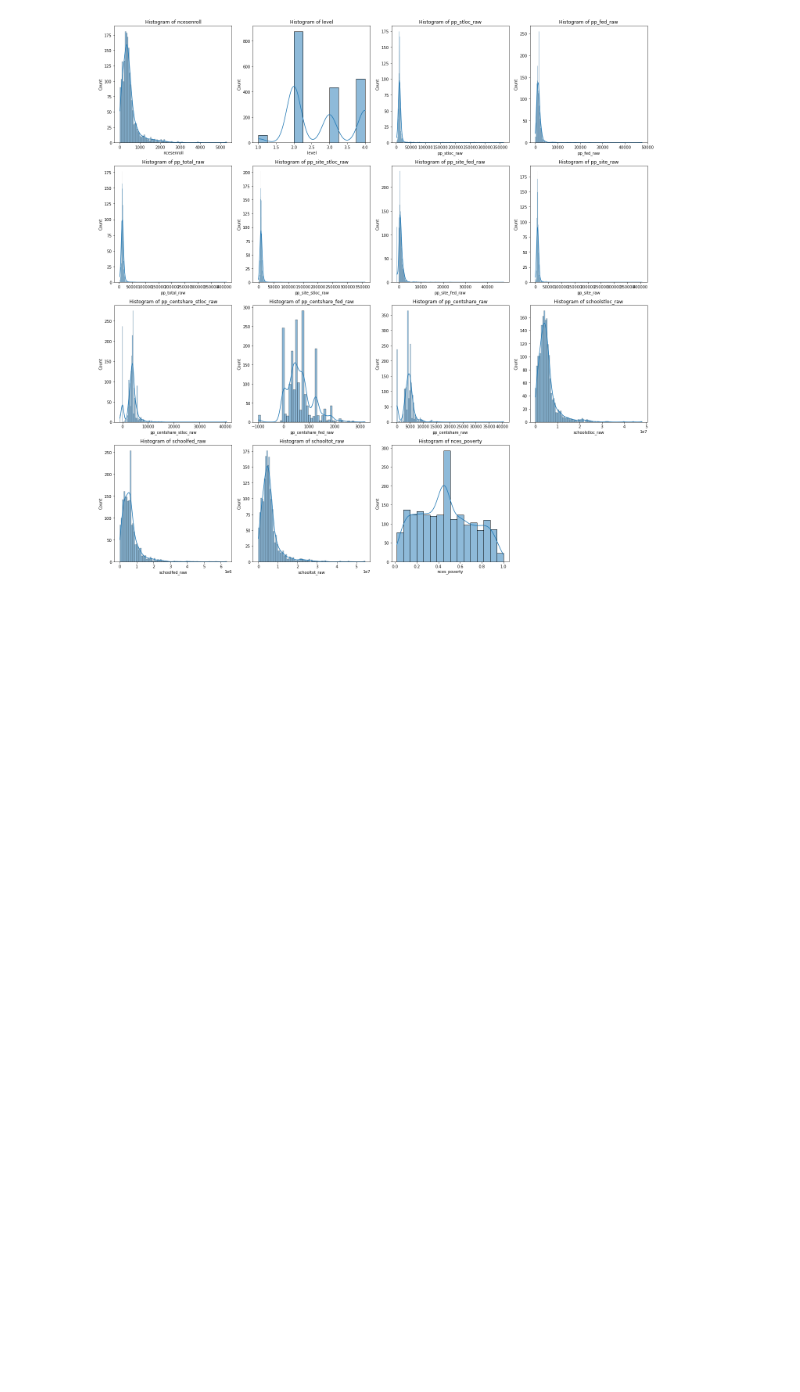
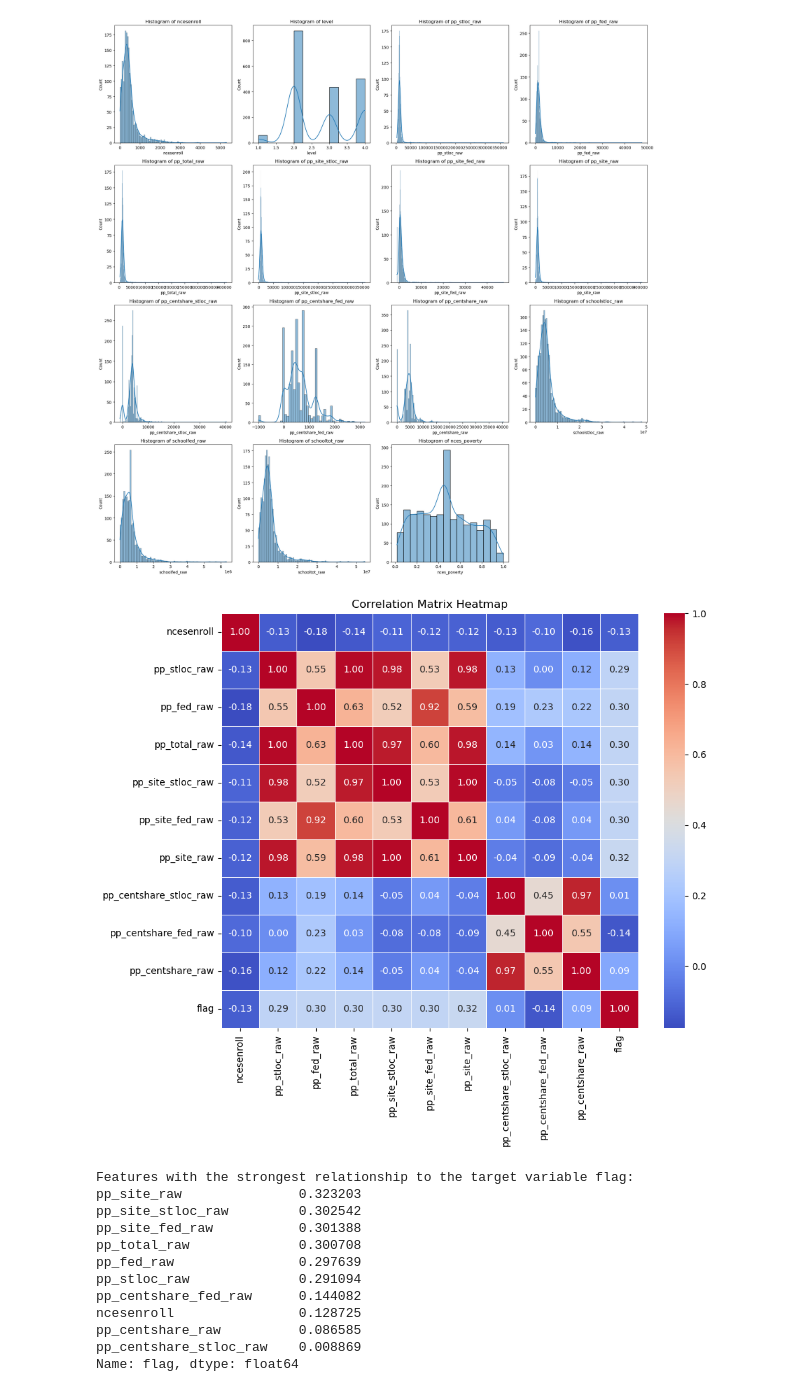
Before and after one commit to kefanyu/school_finance_research, a Jupyter notebook: Code/cleaning_EDA.ipynb, the cells around one changed output. Drawn from its saved outputs; the diff is of its cells as text; code cells hidden in the pictures; blank space fills up the shorter version.

```diff
--- a/Code/cleaning_EDA.ipynb
+++ b/Code/cleaning_EDA.ipynb
@@ -118,6 +118,7 @@ df.shape
 # %% [output]
 (1894, 35)
 # %%
+df.drop(df.loc[df['pp_stloc_raw']==-999].index, inplace=True)
 df.drop(df.loc[df['pp_fed_raw']==-999].index, inplace=True)
 df.drop(df.loc[df['pp_total_raw']==-999].index, inplace=True)
 df.drop(df.loc[df['pp_site_raw']==-999].index, inplace=True)
@@ -338,3 +341,35 @@ plt.tight_layout()
 plt.show()
 # %% [output]
 [figure]
+# %%
+# Calculate correlations between numerical features and 'y'
+finan_cols = ["ncesenroll", "pp_stloc_raw", "pp_fed_raw", "pp_total_raw", "pp_site_stloc_raw", "pp_site_fed_raw", "pp_site_raw",
+                   "pp_centshare_stloc_raw", "pp_centshare_fed_raw", "pp_centshare_raw", "flag"]
+correlation_matrix = df[finan_cols].corr()
+
+# Plot correlation matrix heatmap
+plt.figure(figsize=(10, 8))
+sns.heatmap(correlation_matrix, annot=True, cmap='coolwarm', fmt=".2f", linewidths=0.5)
+plt.title('Correlation Matrix Heatmap')
+plt.savefig("eda_heat_var")
+plt.show()
+
+# Identify features with the strongest relationship to the target variable ('y')
+target_variable = 'flag'
+strongest_correlations = correlation_matrix[target_variable].abs().sort_values(ascending=False)[1:]
+print("Features with the strongest relationship to the target variable flag:")
+print(strongest_correlations)
+# %% [output]
+[figure, added]
+Features with the strongest relationship to the target variable flag:
+pp_site_raw               0.323203
+pp_site_stloc_raw         0.302542
+pp_site_fed_raw           0.301388
+pp_total_raw              0.300708
+pp_fed_raw                0.297639
+pp_stloc_raw              0.291094
+pp_centshare_fed_raw      0.144082
+ncesenroll                0.128725
+pp_centshare_raw          0.086585
+pp_centshare_stloc_raw    0.008869
+Name: flag, dtype: float64
```
Also changed, not shown: parts of 2 cells of this notebook, 8 other files.
